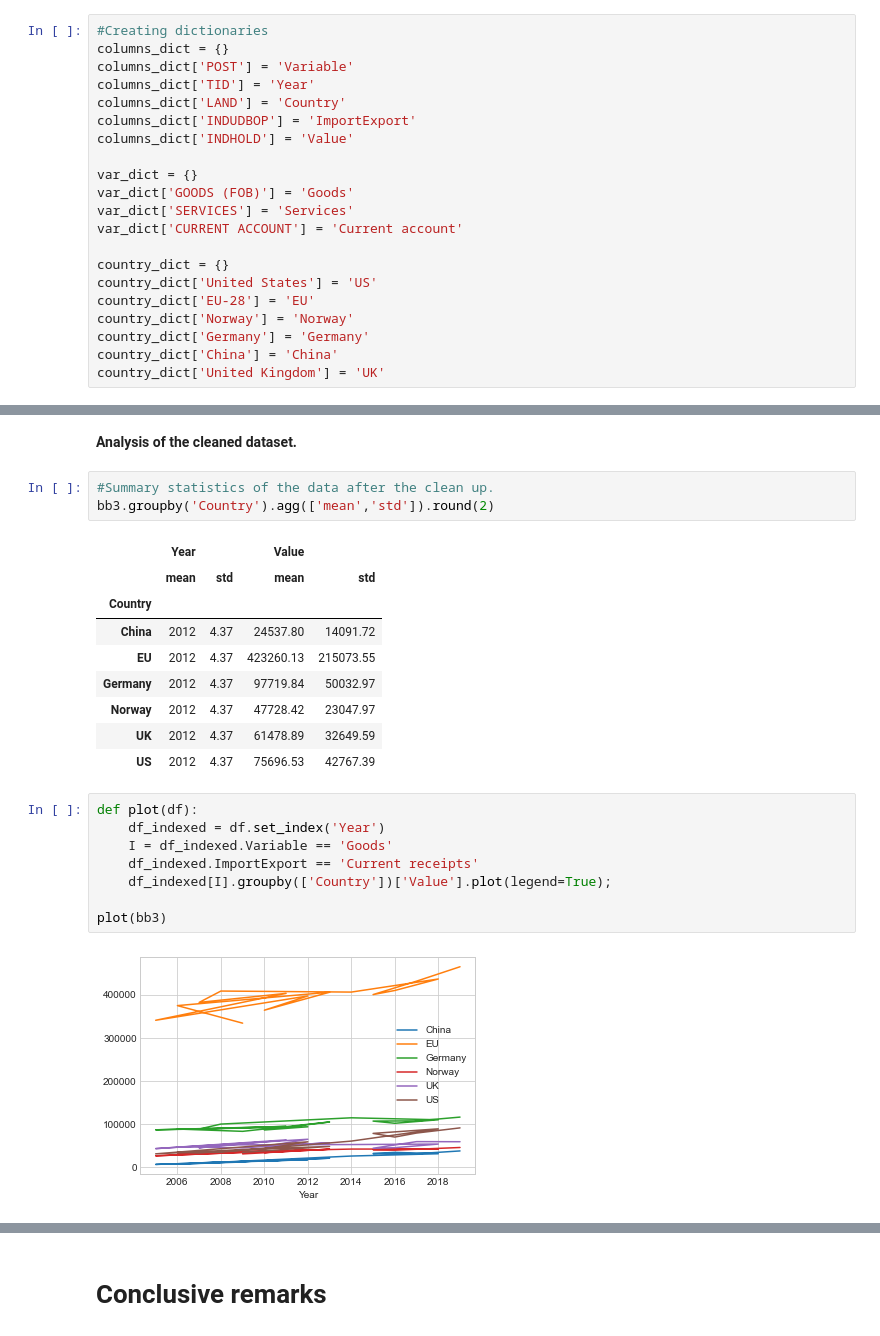
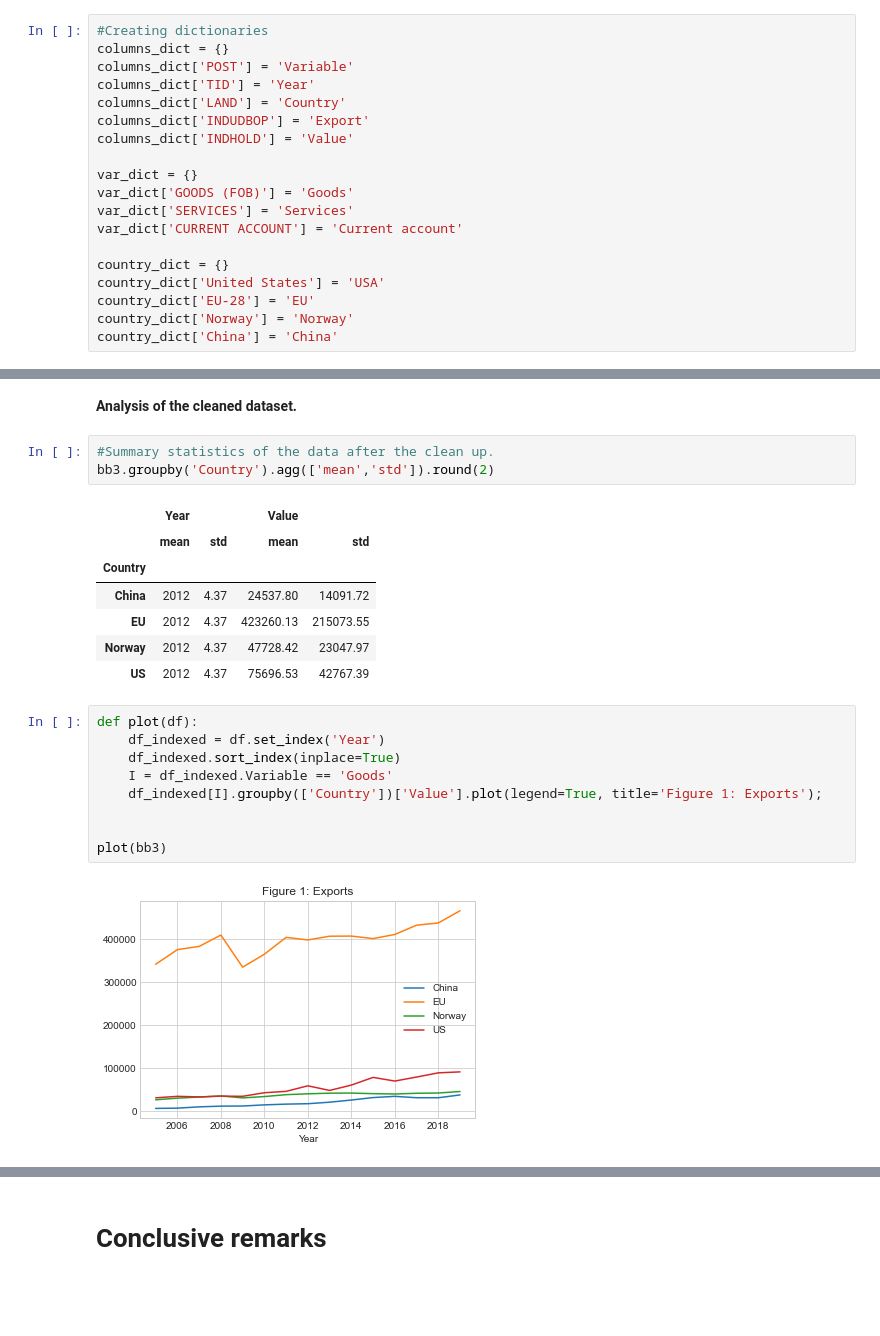
Before and after one commit to AskerNC/projects-2021-team-olm, a Jupyter notebook: dataproject/dataproject.ipynb, the cells around one changed output, grey strips where cells are left out. Saved outputs shown, nothing was run; the diff lists cells and outputs as text; blank space fills up the shorter version.

```diff
--- a/dataproject/dataproject.ipynb
+++ b/dataproject/dataproject.ipynb
@@ -18,7 +18,7 @@ columns_dict = {}
 columns_dict['POST'] = 'Variable'
 columns_dict['TID'] = 'Year'
 columns_dict['LAND'] = 'Country'
-columns_dict['INDUDBOP'] = 'ImportExport'
+columns_dict['INDUDBOP'] = 'Export'
 columns_dict['INDHOLD'] = 'Value'
 
 var_dict = {}
@@ -27,12 +27,10 @@ var_dict['SERVICES'] = 'Services'
 var_dict['CURRENT ACCOUNT'] = 'Current account'
 
 country_dict = {}
-country_dict['United States'] = 'US'
+country_dict['United States'] = 'USA'
 country_dict['EU-28'] = 'EU'
 country_dict['Norway'] = 'Norway'
-country_dict['Germany'] = 'Germany'
 country_dict['China'] = 'China'
-country_dict['United Kingdom'] = 'UK'
 # %% [markdown]
 **Retrieving data.**
 # %%
@@ -112,17 +110,16 @@ bb3.groupby('Country').agg(['mean','std']).round(2)
 | Country |  |  |  |  |
 | China | 2012 | 4.37 | 24537.80 | 14091.72 |
 | EU | 2012 | 4.37 | 423260.13 | 215073.55 |
-| Germany | 2012 | 4.37 | 97719.84 | 50032.97 |
 | Norway | 2012 | 4.37 | 47728.42 | 23047.97 |
-| UK | 2012 | 4.37 | 61478.89 | 32649.59 |
 | US | 2012 | 4.37 | 75696.53 | 42767.39 |
 # %%
 def plot(df):
     df_indexed = df.set_index('Year')
+    df_indexed.sort_index(inplace=True)
     I = df_indexed.Variable == 'Goods'
-    df_indexed.ImportExport == 'Current receipts'
-    df_indexed[I].groupby(['Country'])['Value'].plot(legend=True);
+    df_indexed[I].groupby(['Country'])['Value'].plot(legend=True, title='Figure 1: Exports');
+
 
 plot(bb3)
 # %% [output]
-[figure, old version]
+[figure, new version]
```
Also changed, not shown: parts of 13 cells of this notebook.
